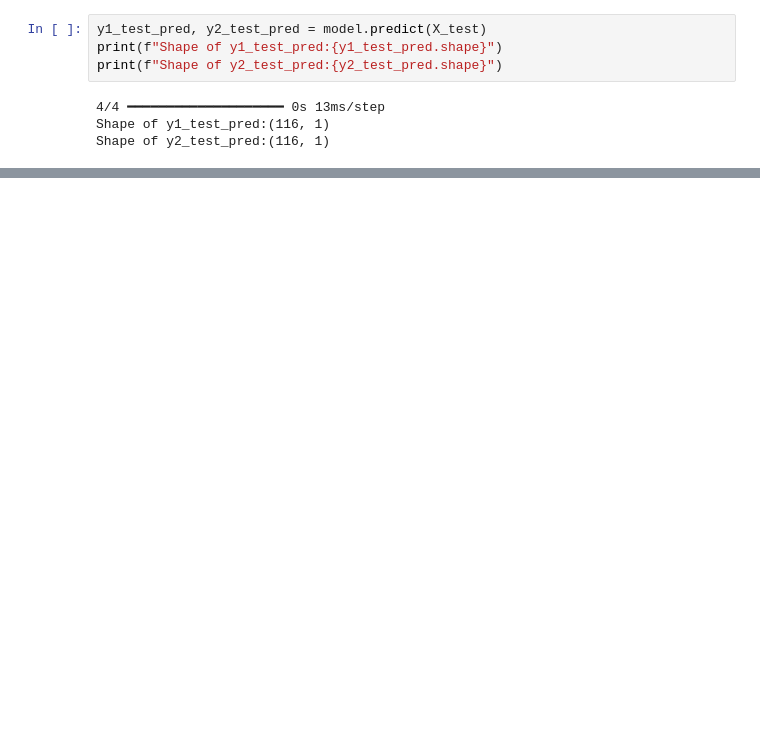
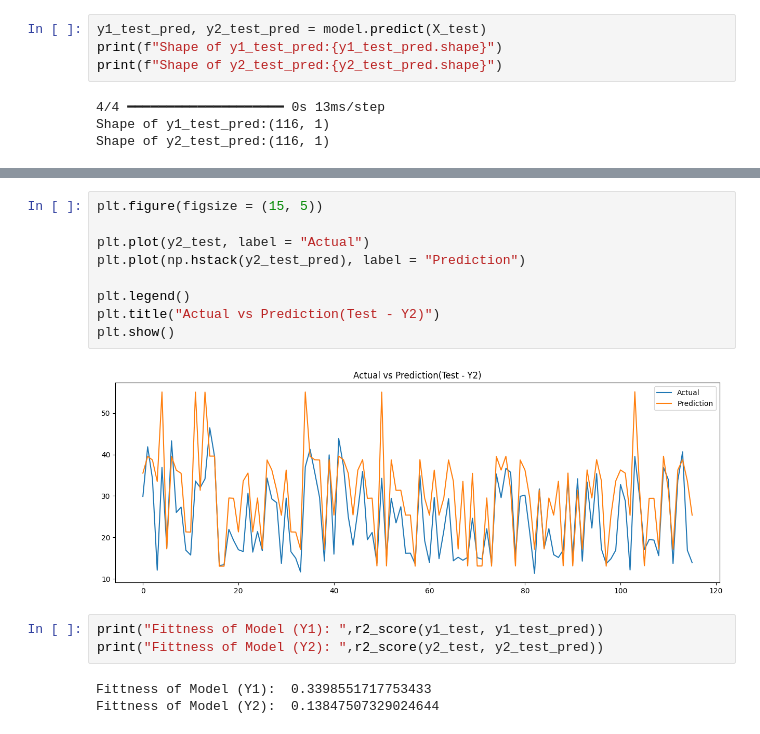
Before and after one commit to santhoshkavi123/TENSORFLOW, a Jupyter notebook: Energy Efficiency Project/energy_efficienct_notebook.ipynb, the cells around one changed output, grey strips where cells are left out. Saved outputs shown, nothing was run; the diff lists cells and outputs as text; blank space fills up the shorter version.

```diff
--- a/Energy Efficiency Project/energy_efficienct_notebook.ipynb
+++ b/Energy Efficiency Project/energy_efficienct_notebook.ipynb
@@ -235,0 +274,17 @@ plt.show()
+# %%
+plt.figure(figsize = (15, 5))
+
+plt.plot(y2_test, label = "Actual")
+plt.plot(np.hstack(y2_test_pred), label = "Prediction")
+
+plt.legend()
+plt.title("Actual vs Prediction(Test - Y2)")
+plt.show()
+# %% [output]
+[figure, added]
+# %%
+print("Fittness of Model (Y1): ",r2_score(y1_test, y1_test_pred))
+print("Fittness of Model (Y2): ",r2_score(y2_test, y2_test_pred))
+# %% [output]
+Fittness of Model (Y1):  0.3398551717753433
+Fittness of Model (Y2):  0.13847507329024644
```
Also changed, not shown: parts of 13 cells of this notebook.
